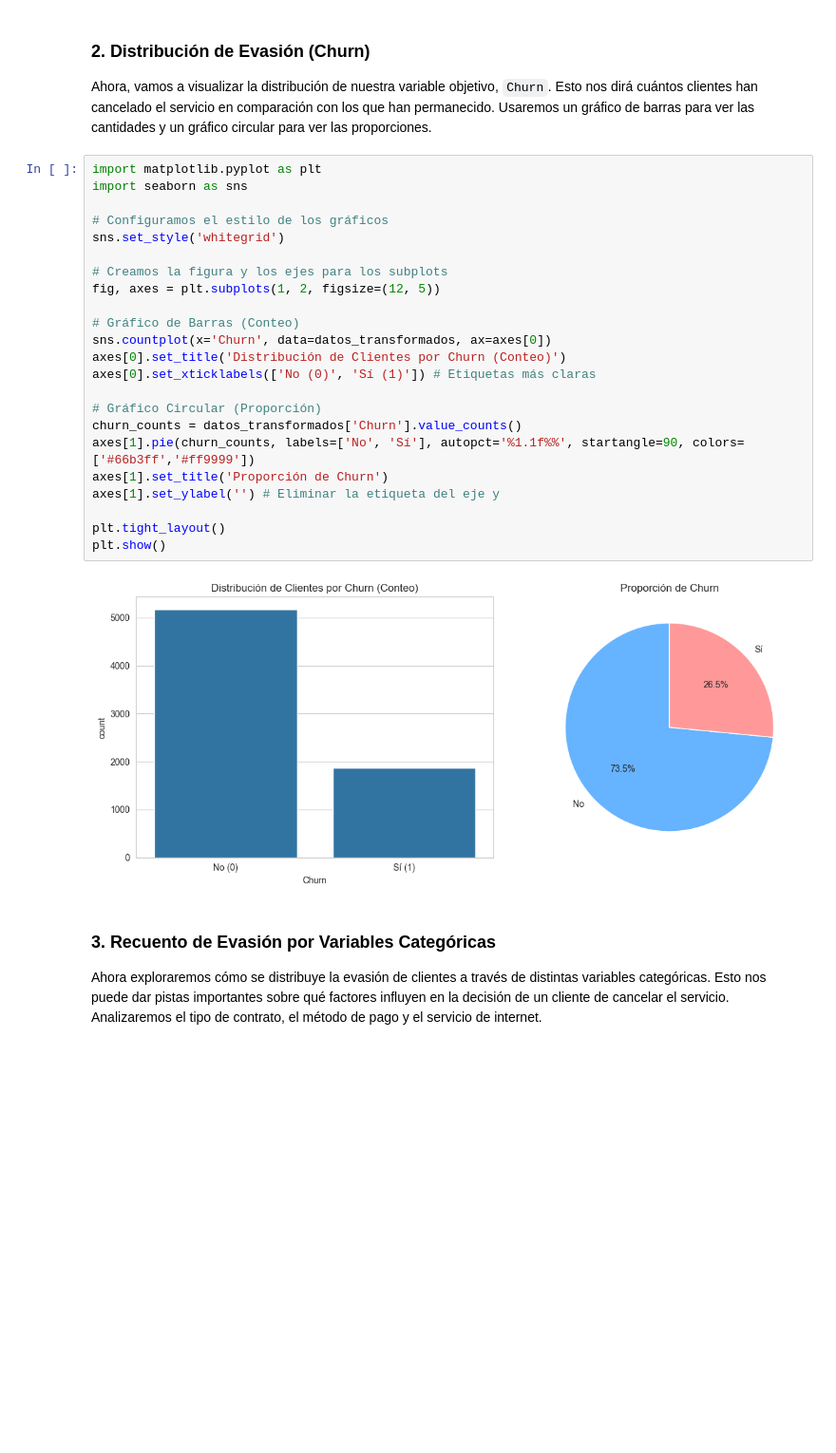
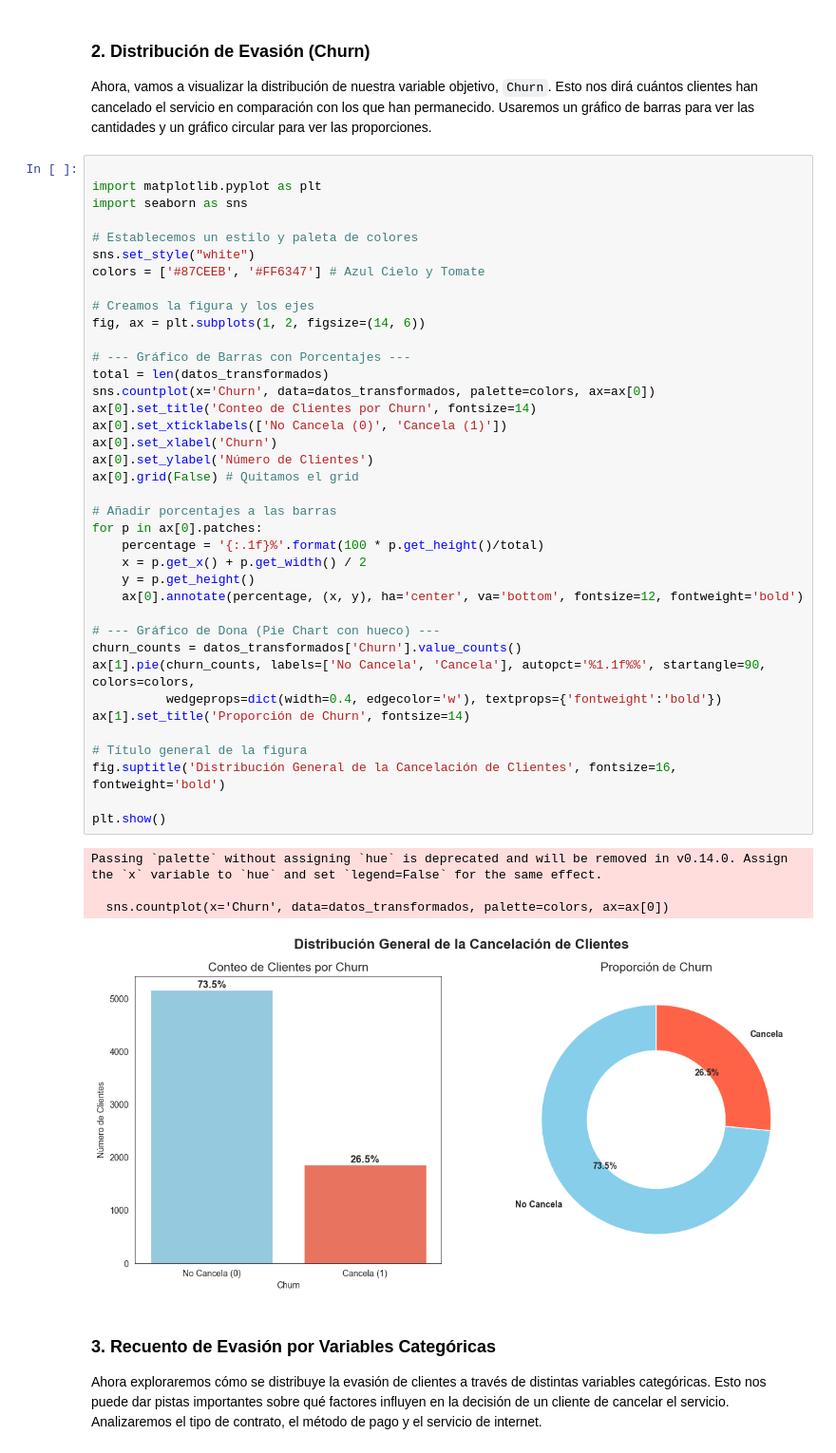
Before and after one commit to AxelFPAceves/CHALLENGE-TELECOM-X-1RA-PARTE, a Jupyter notebook: challenge2-data-science-LATAM-main/TelecomX_LATAM.ipynb, the cells around one changed output. Shown at 95% size. Cells and saved outputs as stored; diff of their text form; blank space fills up the shorter version.

```diff
--- a/challenge2-data-science-LATAM-main/TelecomX_LATAM.ipynb
+++ b/challenge2-data-science-LATAM-main/TelecomX_LATAM.ipynb
@@ -378,30 +378,48 @@ datos_transformados.describe()
 
 Ahora, vamos a visualizar la distribución de nuestra variable objetivo, `Churn`. Esto nos dirá cuántos clientes han cancelado el servicio en comparación con los que han permanecido. Usaremos un gráfico de barras para ver las cantidades y un gráfico circular para ver las proporciones.
 # %%
+
 import matplotlib.pyplot as plt
 import seaborn as sns
 
-# Configuramos el estilo de los gráficos
-sns.set_style('whitegrid')
+# Establecemos un estilo y paleta de colores
+sns.set_style("white")
+colors = ['#87CEEB', '#FF6347'] # Azul Cielo y Tomate
 
-# Creamos la figura y los ejes para los subplots
-fig, axes = plt.subplots(1, 2, figsize=(12, 5))
+# Creamos la figura y los ejes
+fig, ax = plt.subplots(1, 2, figsize=(14, 6))
 
-# Gráfico de Barras (Conteo)
-sns.countplot(x='Churn', data=datos_transformados, ax=axes[0])
-axes[0].set_title('Distribución de Clientes por Churn (Conteo)')
-axes[0].set_xticklabels(['No (0)', 'Sí (1)']) # Etiquetas más claras
+# --- Gráfico de Barras con Porcentajes ---
+total = len(datos_transformados)
+sns.countplot(x='Churn', data=datos_transformados, palette=colors, ax=ax[0])
+ax[0].set_title('Conteo de Clientes por Churn', fontsize=14)
+ax[0].set_xticklabels(['No Cancela (0)', 'Cancela (1)'])
+ax[0].set_xlabel('Churn')
+ax[0].set_ylabel('Número de Clientes')
+ax[0].grid(False) # Quitamos el grid
 
-# Gráfico Circular (Proporción)
+# Añadir porcentajes a las barras
+for p in ax[0].patches:
+    percentage = '{:.1f}%'.format(100 * p.get_height()/total)
+    x = p.get_x() + p.get_width() / 2
+    y = p.get_height()
+    ax[0].annotate(percentage, (x, y), ha='center', va='bottom', fontsize=12, fontweight='bold')
+
+# --- Gráfico de Dona (Pie Chart con hueco) ---
 churn_counts = datos_transformados['Churn'].value_counts()
-axes[1].pie(churn_counts, labels=['No', 'Sí'], autopct='%1.1f%%', startangle=90, colors=['#66b3ff','#ff9999'])
-axes[1].set_title('Proporción de Churn')
-axes[1].set_ylabel('') # Eliminar la etiqueta del eje y
+ax[1].pie(churn_counts, labels=['No Cancela', 'Cancela'], autopct='%1.1f%%', startangle=90, colors=colors,
+          wedgeprops=dict(width=0.4, edgecolor='w'), textprops={'fontweight':'bold'})
+ax[1].set_title('Proporción de Churn', fontsize=14)
 
-plt.tight_layout()
+# Título general de la figura
+fig.suptitle('Distribución General de la Cancelación de Clientes', fontsize=16, fontweight='bold')
+
 plt.show()
 # %% [output]
+Passing `palette` without assigning `hue` is deprecated and will be removed in v0.14.0. Assign the `x` variable to `hue` and set `legend=False` for the same effect.
+
+  sns.countplot(x='Churn', data=datos_transformados, palette=colors, ax=ax[0])
-[figure, old version]
+[figure, new version]
 # %% [markdown]
 ### 3. Recuento de Evasión por Variables Categóricas
 
```
Also changed, not shown: parts of 6 cells of this notebook, 1 other file.
